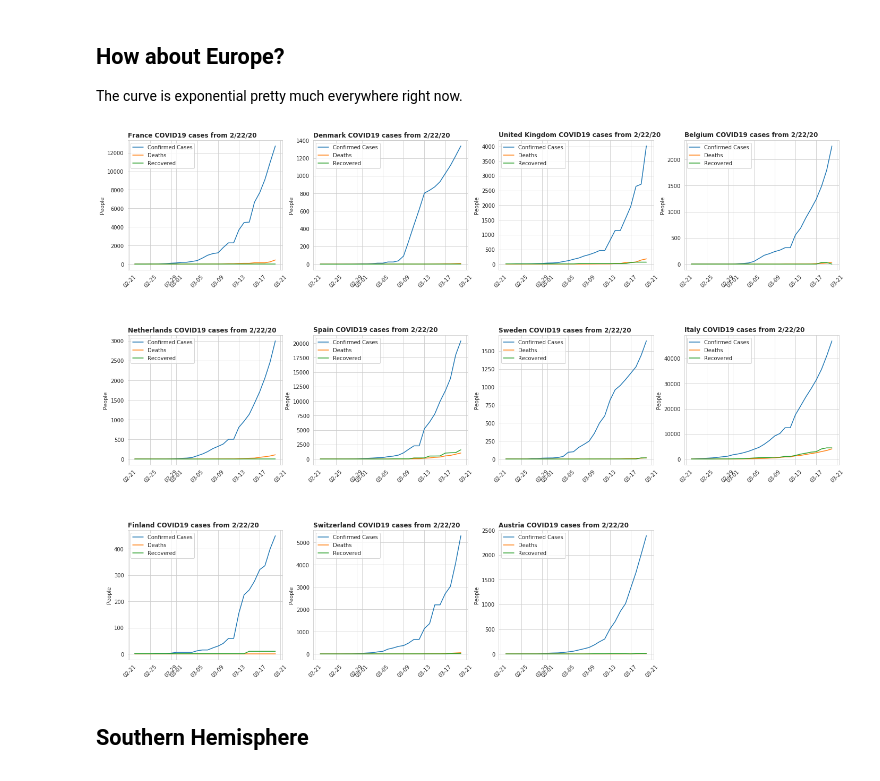
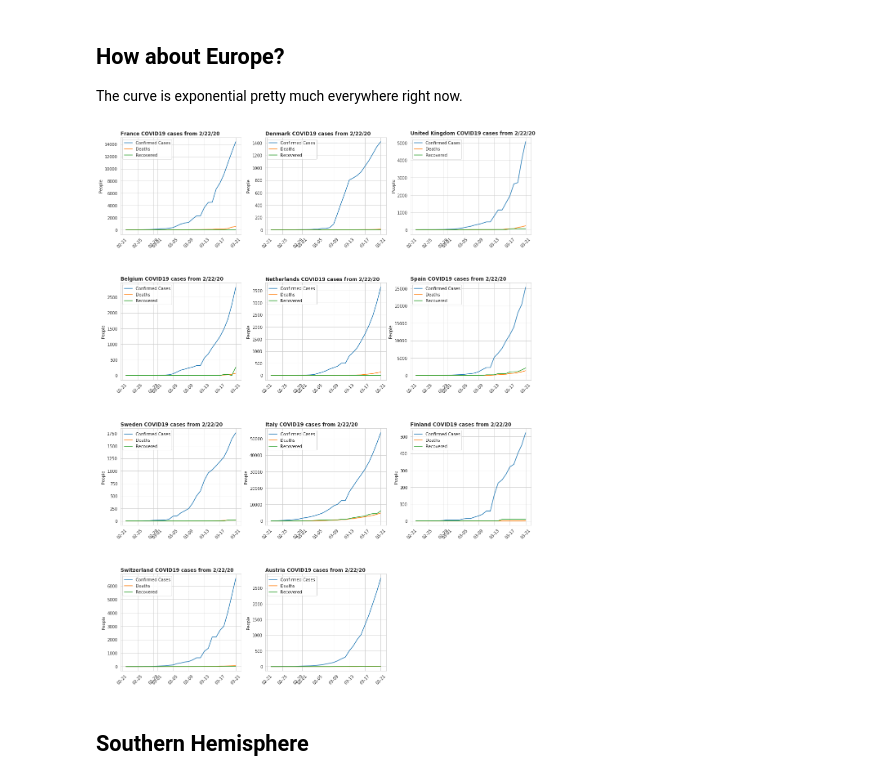
Before and after one commit to jflam/covid19, a Jupyter notebook: index.ipynb, the cells around one changed output. Cells and saved outputs as stored; diff of their text form; code cells hidden in the pictures.

```diff
--- a/index.ipynb
+++ b/index.ipynb
@@ -73,12 +72,12 @@ The curve is exponential pretty much everywhere right now.
 # %%
 countries = ['France', 'Denmark', 'United Kingdom', 'Belgium', 'Netherlands', 'Spain', 'Sweden', 'Italy', 'Finland', 'Switzerland', 'Austria']
 states = [''] * len(countries)
 start_dates = ['2/22/20'] * len(countries)
 asian_countries_df = pd.DataFrame({'state': states, 'country': countries, 'start_date': start_dates})
-generate_plots(asian_countries_df, 4)
+generate_plots(asian_countries_df, 3)
 plt.show()
 # %% [output]
-[figure, old version]
+[figure, new version]
 # %% [markdown]
 ## Southern Hemisphere
 # %%
```
Also changed, not shown: parts of 6 cells of this notebook, 2 other files.
